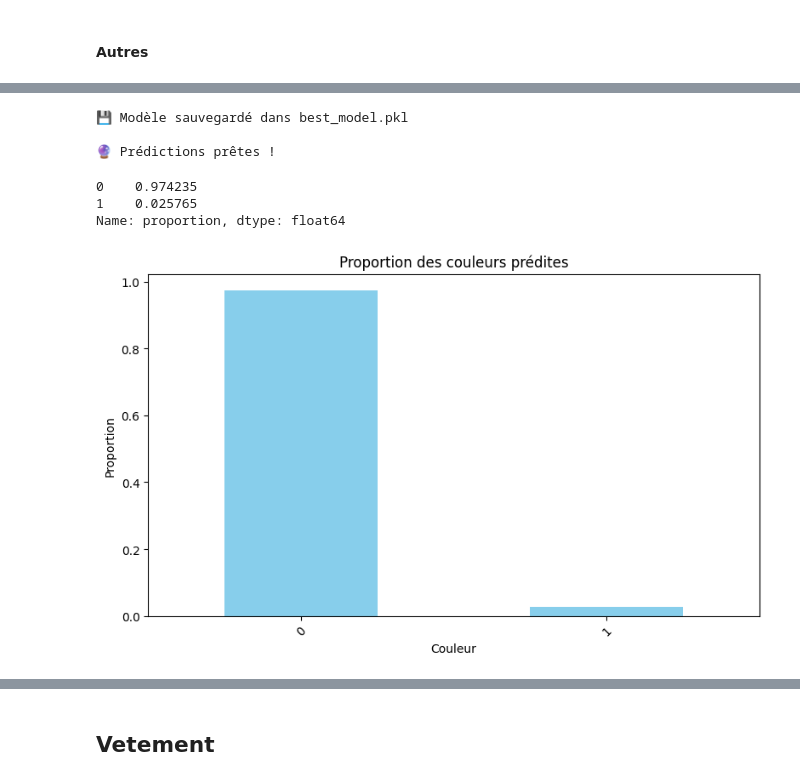
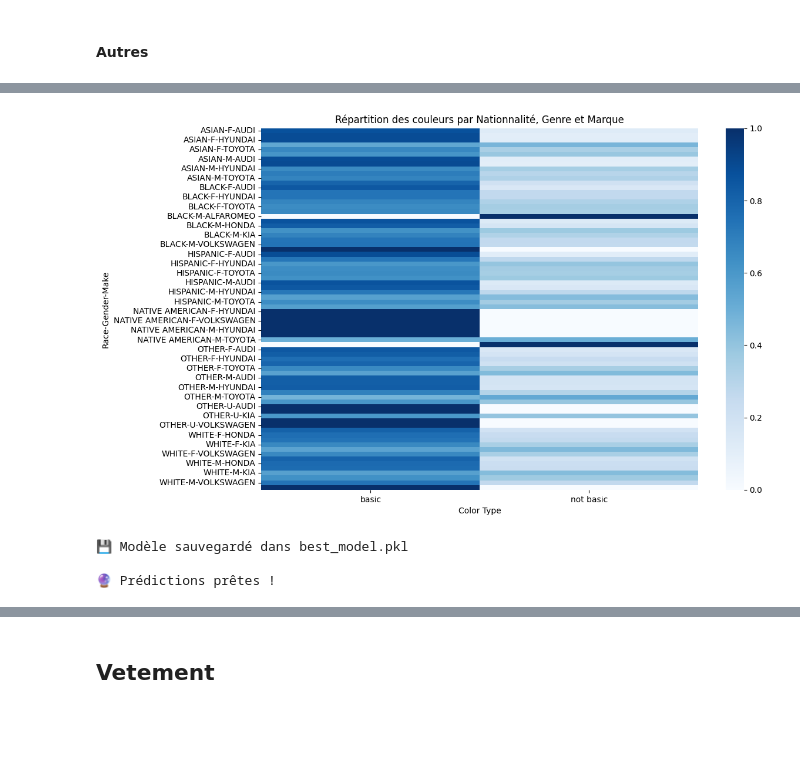
Before and after one commit to Melanie-Gomis/Marathon_du_web_couleurs_automobiles, a Jupyter notebook: Prediction.ipynb, the cells around one changed output, grey strips where cells are left out. Saved outputs shown, nothing was run; the diff lists cells and outputs as text; code cells hidden in the pictures; blank space fills up the shorter version.

```diff
--- a/Prediction.ipynb
+++ b/Prediction.ipynb
@@ -1255,3 +1166,16 @@ plt.show()
+# %%
+table = pd.crosstab(
+    [choix["Race"], choix["Gender"], choix["Make"]],
+    choix["Color Type"],
+    normalize="index"
+)
+
+plt.figure(figsize=(12,8))
+sns.heatmap(table, cmap="Blues")
+plt.title("Répartition des couleurs par Nationnalité, Genre et Marque")
+plt.show()
+# %% [output]
+[figure, added]
 # %%
 # -----------------------------
 # SAUVEGARDE
@@ -1290,20 +1211,0 @@ y_pred = pipe.predict(X_test)
-# %%
-counts = pd.Series(y_pred).value_counts(normalize=True)
-print(counts)
-
-# Graphique
-plt.figure(figsize=(8,5))
-counts.plot(kind='bar', color='skyblue')
-
-plt.title("Proportion des couleurs prédites")
-plt.xlabel("Couleur")
-plt.ylabel("Proportion")
-plt.xticks(rotation=45)
-
-plt.tight_layout()
-plt.show()
-# %% [output]
-0    0.974235
-1    0.025765
-Name: proportion, dtype: float64
-[figure, removed]
```
Also changed, not shown: parts of 27 cells of this notebook, 8 other files.
